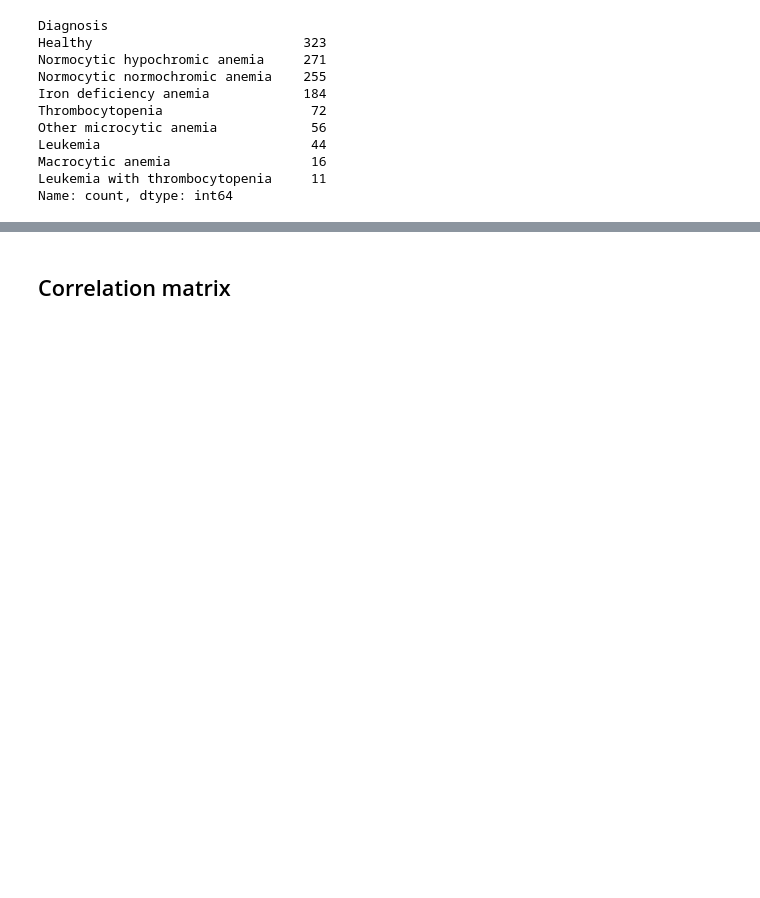
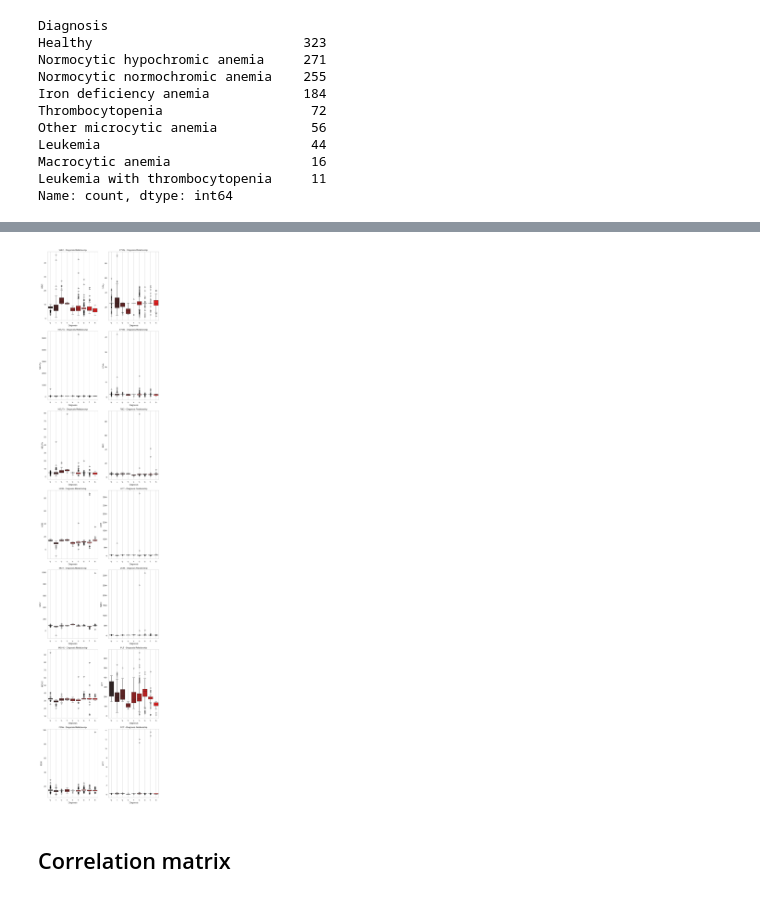
Before and after one commit to judeonuh/Early-Detection-of-Anaemia, a Jupyter notebook: notebook/Detecting_Anemia.ipynb, the cells around one changed output, grey strips where cells are left out. Cells and saved outputs as stored; diff of their text form; code cells hidden in the pictures; blank space fills up the shorter version.

```diff
--- a/notebook/Detecting_Anemia.ipynb
+++ b/notebook/Detecting_Anemia.ipynb
@@ -205,0 +237,4 @@ The blood test values fall within realistic medical ranges and show enough varia
+# %%
+# Encode target variable
+le = LabelEncoder()
+df['Diagnosis'] = le.fit_transform(df['Diagnosis'])
@@ -206,3 +304,19 @@ The blood test values fall within realistic medical ranges and show enough varia
+# %%
+# Create a list of numerical columns
+num_columns = df.drop(columns=['Diagnosis']).select_dtypes(include=['float64', 'int64']).columns
+# %%
+# Visualize the distribution of numerical features against the target variable
+plt.figure(figsize=(10, 45))
+for i, col in enumerate(num_columns, 1):
+    plt.subplot(7, 2, i)
+    sns.boxplot(x='Diagnosis', y=col, data=df, palette='dark:red')
+    plt.title(f'{col} - Diagnosis Relationship')
+    plt.xticks(rotation=45)
+    plt.grid()
+plt.tight_layout()
+plt.show()
+# %% [output]
+[figure, added]
 # %% [markdown]
 ## Correlation matrix
 # %%
```
Also changed, not shown: parts of 33 cells of this notebook, 1 other file.
